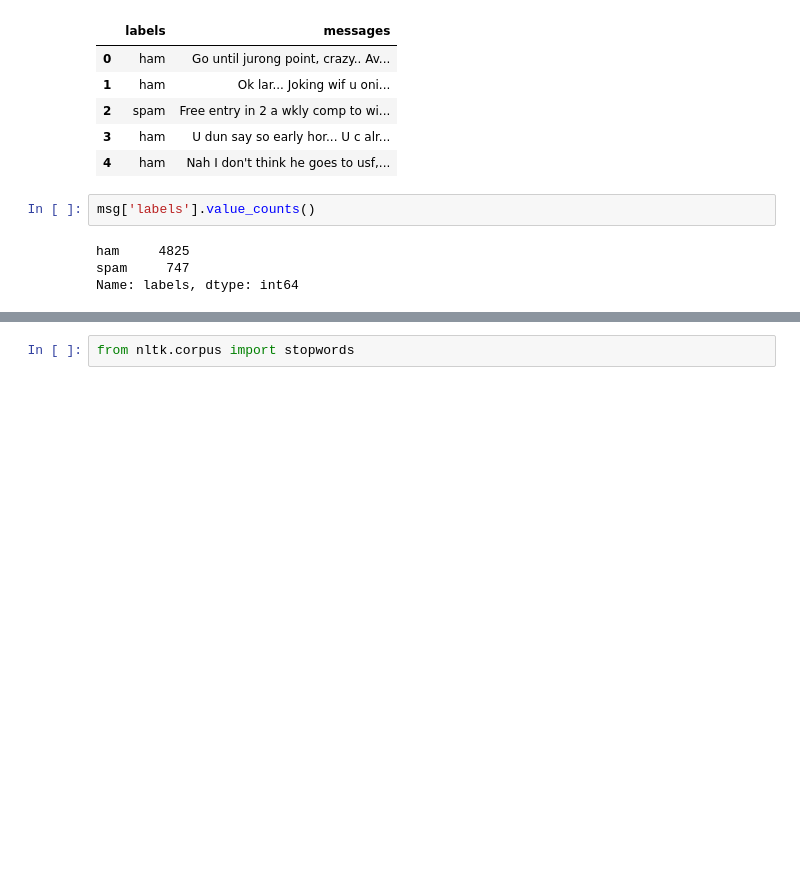
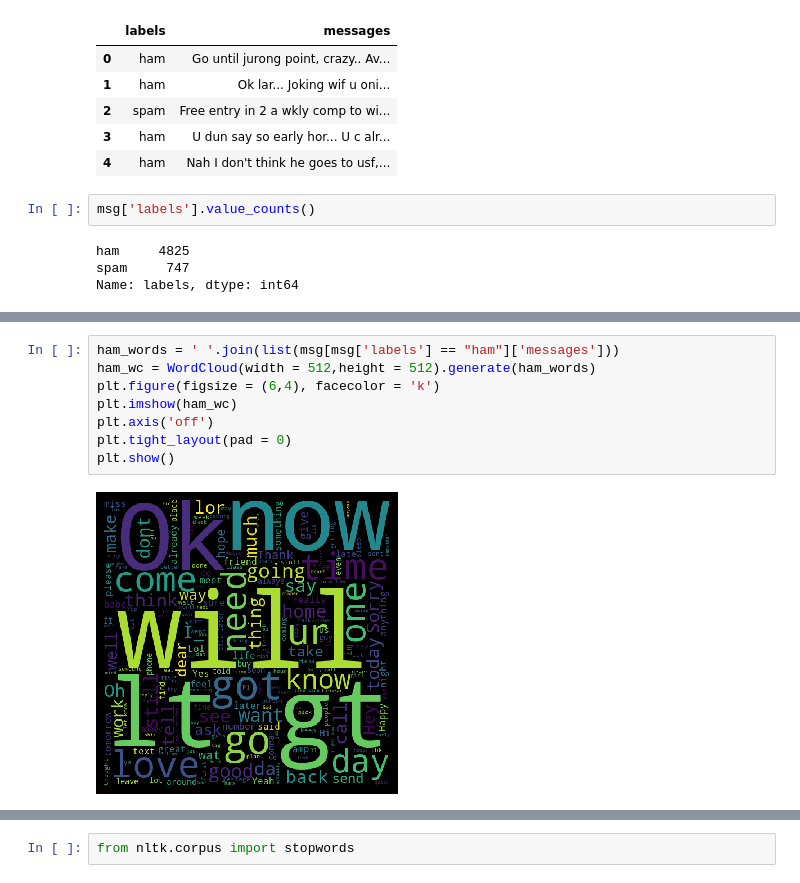
Before and after one commit to Harshit0208/SpamClassifier, a Jupyter notebook: SpamClassifier.ipynb, the cells around one changed output, grey strips where cells are left out. Saved outputs shown, nothing was run; the diff lists cells and outputs as text; blank space fills up the shorter version.

```diff
--- a/SpamClassifier.ipynb
+++ b/SpamClassifier.ipynb
@@ -61,3 +73,13 @@ Name: labels, dtype: int64
+# %%
+ham_words = ' '.join(list(msg[msg['labels'] == "ham"]['messages']))
+ham_wc = WordCloud(width = 512,height = 512).generate(ham_words)
+plt.figure(figsize = (6,4), facecolor = 'k')
+plt.imshow(ham_wc)
+plt.axis('off')
+plt.tight_layout(pad = 0)
+plt.show()
+# %% [output]
+[figure, added]
 # %%
 import nltk
 nltk.download('stopwords')
```
Also changed, not shown: parts of 11 cells of this notebook.
